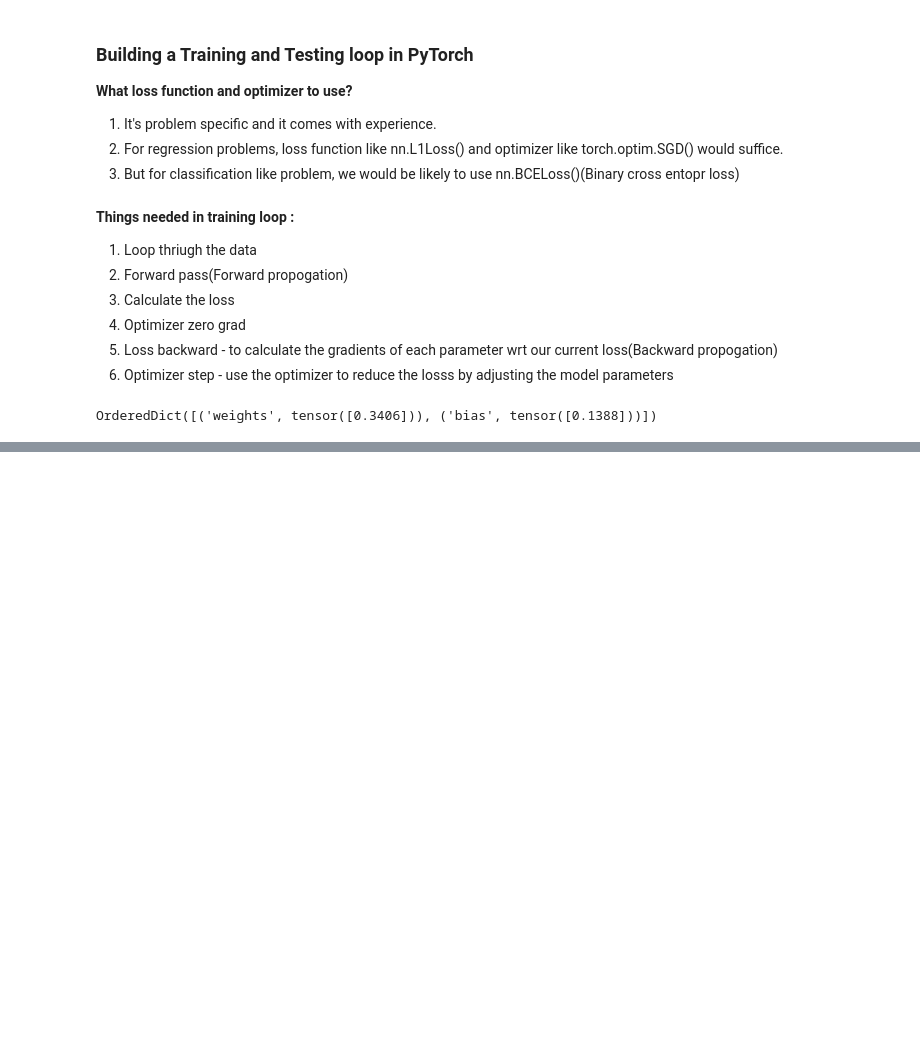
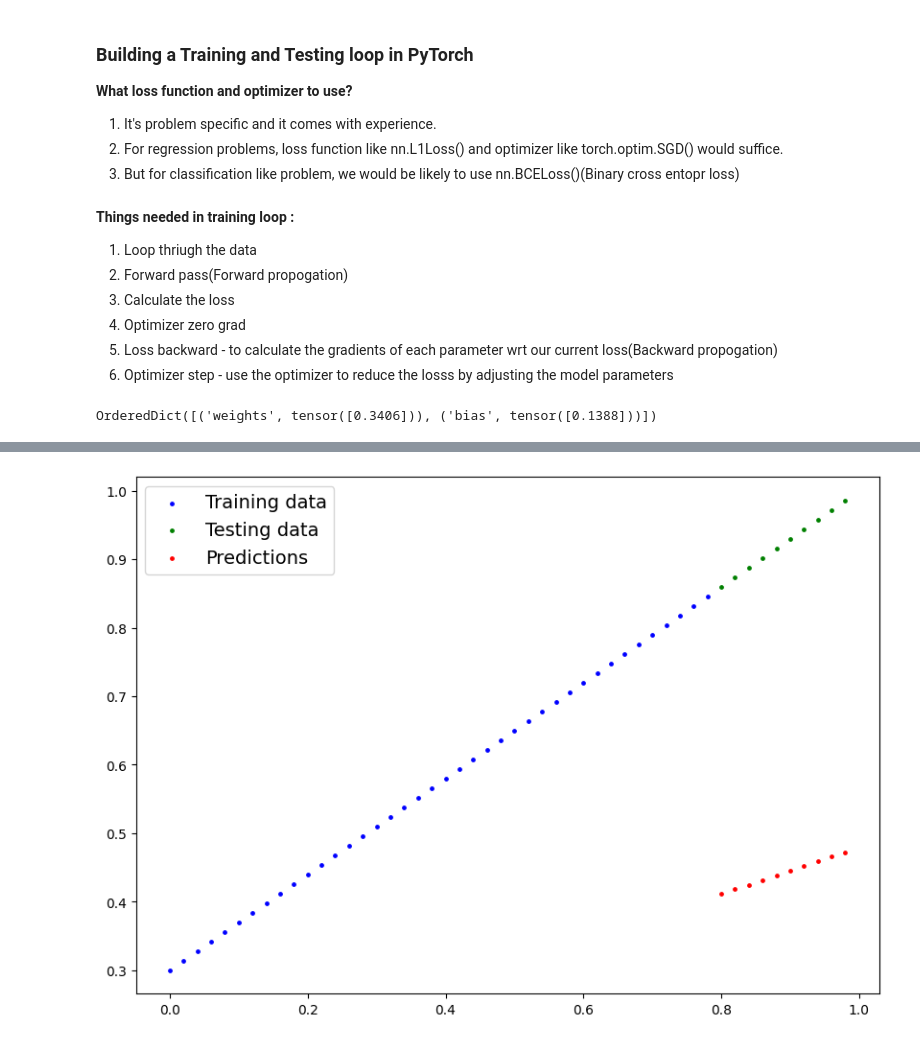
Before and after one commit to amann-03/PyTorch_Implementations, a Jupyter notebook: Pytorch_WorkFlow.ipynb, the cells around one changed output, grey strips where cells are left out. Cells and saved outputs as stored; diff of their text form; code cells hidden in the pictures; blank space fills up the shorter version.

```diff
--- a/Pytorch_WorkFlow.ipynb
+++ b/Pytorch_WorkFlow.ipynb
@@ -260,3 +260,9 @@ for epoch in range(epochs):
 model_0.state_dict()
 # %% [output]
 OrderedDict([('weights', tensor([0.3406])), ('bias', tensor([0.1388]))])
+# %%
+# Make predictions with model
+with torch.inference_mode():
+  y_preds = model_0(X_test)
+
+# can also use torch.no_grad() for closing all the gradient descent function like inference_mode
@@ -262,0 +288,4 @@ OrderedDict([('weights', tensor([0.3406])), ('bias', tensor([0.1388]))])
+# %%
+plot_predictions(predictions=y_preds)
+# %% [output]
+[figure, added]
```
Also changed, not shown: parts of 17 cells of this notebook.
